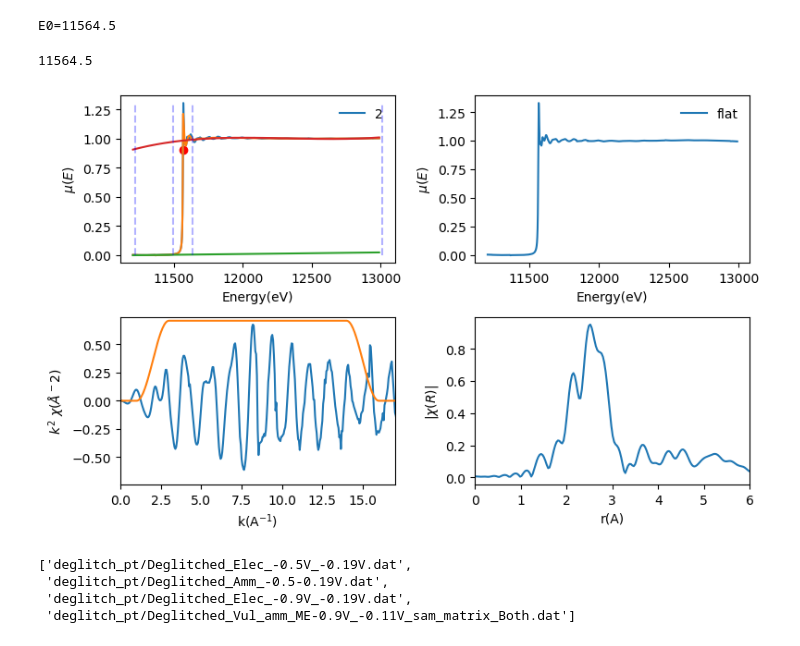
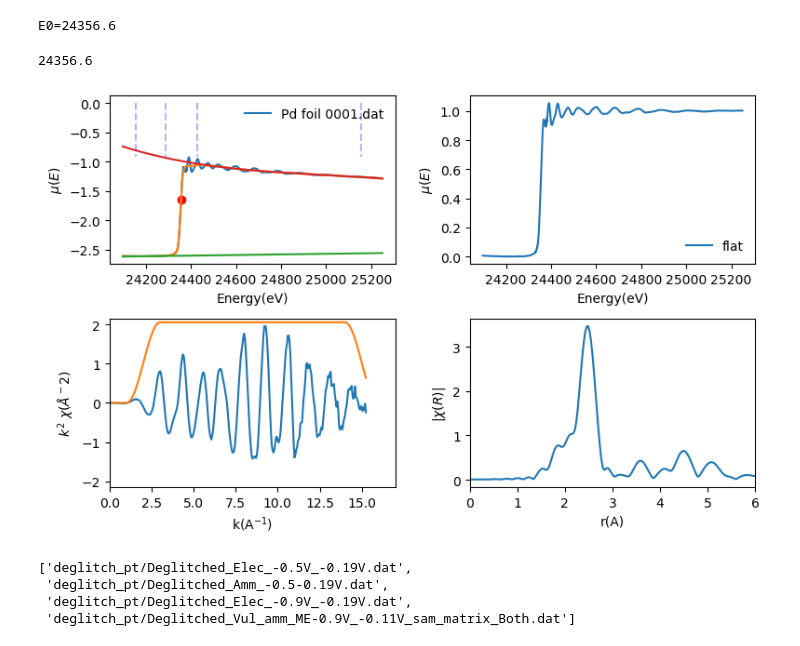
Before and after one commit to kaifengZheng/zanes, a Jupyter notebook: fitting.ipynb, the cells around one changed output. Cells and saved outputs as stored; diff of their text form; code cells hidden in the pictures.

Commit message:
update README and test

```diff
--- a/fitting.ipynb
+++ b/fitting.ipynb
@@ -11,14 +11,12 @@ exp_data.plot_fitting_results(dset,d_range=[0,10])
 # %%
 import numpy as np
 import pandas as pd
-from larch import Group
-from Zanes.Zanes.data_analysis import data_analysis as da
-from Zanes.Zanes.data_analysis import data_processing_minibatch as dpmini
+from zanes.data_analysis import data_processing as dp
+from zanes.data_analysis import zanes_data_analysis as zda
 from glob import glob
 import toml
 import matplotlib.pyplot as plt
-# toml_string = toml.dumps(report_sort)
 
-# filename='deglitch\\Deglitched_Amm_-0.5-0.19V.dat'
-filename='deglitch_pt/Deglitched_Amm_-0.5-0.19V.dat'
-exp_data=dpmini(filename,datatype='ProQEXAFS',batch_size=10,read_range=40)
+
+filename='test_data/pd.prj'
+exp_data=zda(filename,datatype='Athena',batch_size=None,read_range=None)
@@ -29,10 +27,10 @@ len(exp_data.data)
 # %%
-data_param={'pre_start':-350,
+data_param={'pre_start':-200,
                'pre_end':-70,
                'post_start':71,
-               'post_end':1450,
+               'post_end':800,
                'kweight':2,'rbkg':1.5,
-               'E0':11563.5,
+               'E0':23457,
                'krange':[2,15]}
 
 fit_range_param={'kmin':2,
@@ -45,19 +43,19 @@ fit_range_param={'kmin':2,
 # %%
 exp_data.process_data(data_param)
 # %%
-exp_data.data[0].e0=11563.5
+exp_data.data[0].e0=24357
 # %%
-aa=da(exp_data.data[1],pre_start=data_param['pre_start'],
+aa=dp(exp_data.data[1],e0=24357.4,pre_start=data_param['pre_start'],
                       pre_end=data_param['pre_end'],
                post_start=data_param['post_start'],
                post_end=data_param['post_end'],
                kweight=data_param['kweight'],rbkg=data_param['rbkg'],
                krange=data_param['krange'],plot=True)
 exp_data.data[1].e0
 # %% [output]
-E0=11564.5
+E0=24356.6
-11564.5
+24356.6
-[figure, old version]
+[figure, new version]
 # %%
 
 filenames=glob('deglitch_pt/*.dat')
```
Also changed, not shown: parts of 6 cells of this notebook, 6 other files.
